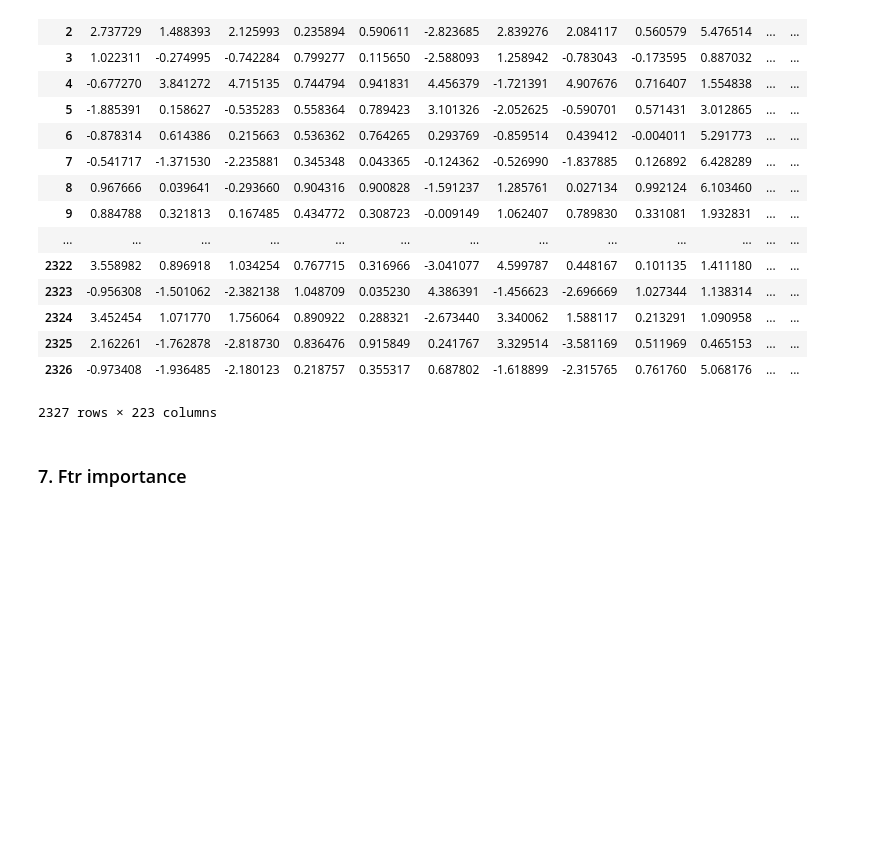
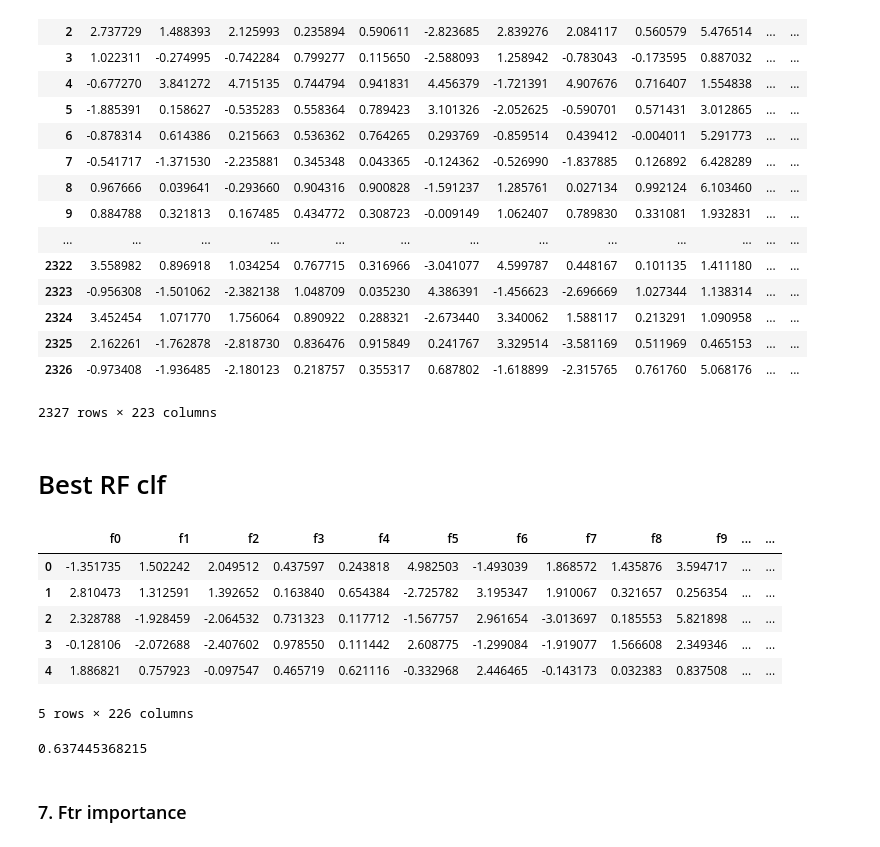
Before and after one commit to MiniGN/mlbootcamp-4, a Jupyter notebook: run.ipynb, the cells around one changed output. Drawn from its saved outputs; the diff is of its cells as text; code cells hidden in the pictures; blank space fills up the shorter version.

```diff
--- a/run.ipynb
+++ b/run.ipynb
@@ -722,11 +724,44 @@ X_test
 | 2325 | 2.162261 | -1.762878 | -2.818730 | 0.836476 | 0.915849 | 0.241767 | 3.329514 | -3.581169 | 0.511969 | 0.465153 | ... | ... |
 | 2326 | -0.973408 | -1.936485 | -2.180123 | 0.218757 | 0.355317 | 0.687802 | -1.618899 | -2.315765 | 0.761760 | 5.068176 | ... | ... |
 2327 rows × 223 columns
+# %% [markdown]
+# Best RF clf
+# %%
+def add_ftr(x1,x2,f1,f2):
+    x1[f1+f2]=x1.ix[:,f1]*x1.ix[:,f2]
+    x2[f1+f2]=x2.ix[:,f1]*x2.ix[:,f2]
+
+#X['f98f131']=X.ix[:,'f98']*X.ix[:,'f131']
+#X_test['f98f131']=X_test.ix[:,'f98']*X_test.ix[:,'f131']
+#X['f156f156']=X.ix[:,'f156']*X.ix[:,'f156']
+#X_test['f156f156']=X_test.ix[:,'f156']*X_test.ix[:,'f156']
+
+f1='f94'
+f2='f97'
+add_ftr(X,X_test,f1,f2)
+X.head()
+# %% [output]
+|  | f0 | f1 | f2 | f3 | f4 | f5 | f6 | f7 | f8 | f9 | ... | ... |
+| 0 | -1.351735 | 1.502242 | 2.049512 | 0.437597 | 0.243818 | 4.982503 | -1.493039 | 1.868572 | 1.435876 | 3.594717 | ... | ... |
+| 1 | 2.810473 | 1.312591 | 1.392652 | 0.163840 | 0.654384 | -2.725782 | 3.195347 | 1.910067 | 0.321657 | 0.256354 | ... | ... |
+| 2 | 2.328788 | -1.928459 | -2.064532 | 0.731323 | 0.117712 | -1.567757 | 2.961654 | -3.013697 | 0.185553 | 5.821898 | ... | ... |
+| 3 | -0.128106 | -2.072688 | -2.407602 | 0.978550 | 0.111442 | 2.608775 | -1.299084 | -1.919077 | 1.566608 | 2.349346 | ... | ... |
+| 4 | 1.886821 | 0.757923 | -0.097547 | 0.465719 | 0.621116 | -0.332968 | 2.446465 | -0.143173 | 0.032383 | 0.837508 | ... | ... |
+5 rows × 226 columns
 # %%
-best_cols=['f138', 'f96', 'f76', 'f11', 'f185', 'f115', 'f131', 'f83']
-clf = RandomForestClassifier(max_features='auto',n_estimators=300,max_depth=100)
+#best_cols=['f138', 'f96', 'f76', 'f11', 'f185', 'f115', 'f131', 'f83']
+#est_cols=['f138', 'f96', 'f76', 'f11', 'f185', 'f115', 'f131', 'f83','f98f131','f156f156']
+best_cols=['f138', 'f96', 'f76', 'f11', 'f185', 'f115', 'f131', 'f83','f98f131','f94f97']
+clf = RandomForestClassifier(max_features='auto',n_estimators=300,max_depth=100,random_state=42)
+print (np.mean(cross_val_score(clf, X[best_cols], y, cv=5)))
 clf.fit(X[best_cols],y)
 predict_result(clf,X_test[best_cols])
+# 0.63056980950  исходный
+# 0.63686943406  f98f131
+# 0.63687600572  f156f156
+# 0.637445368215  f94f97
+# %% [output]
+0.637445368215
 # %% [markdown]
 ### 7. Ftr importance
 # %%
```
Also changed, not shown: parts of 3 cells of this notebook, 3 other files.
